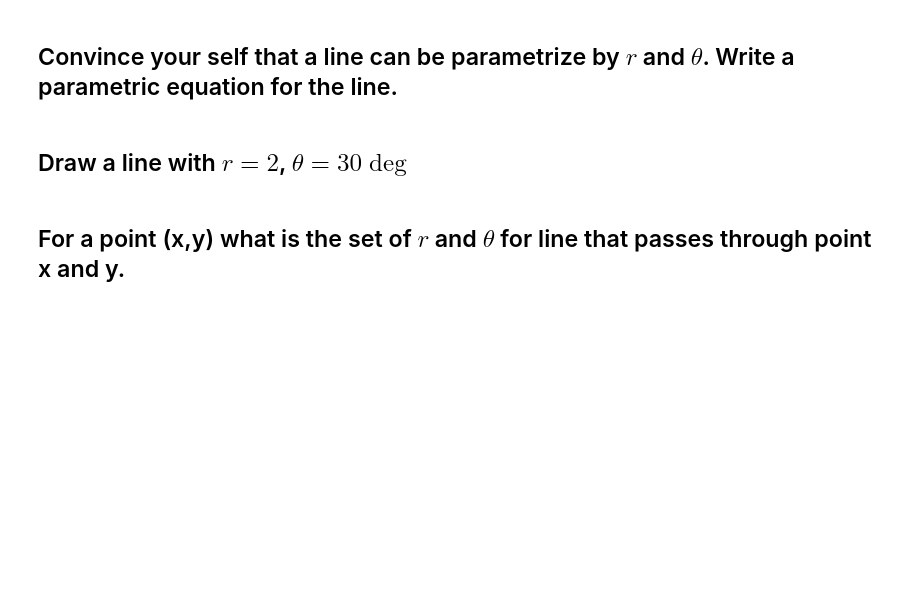
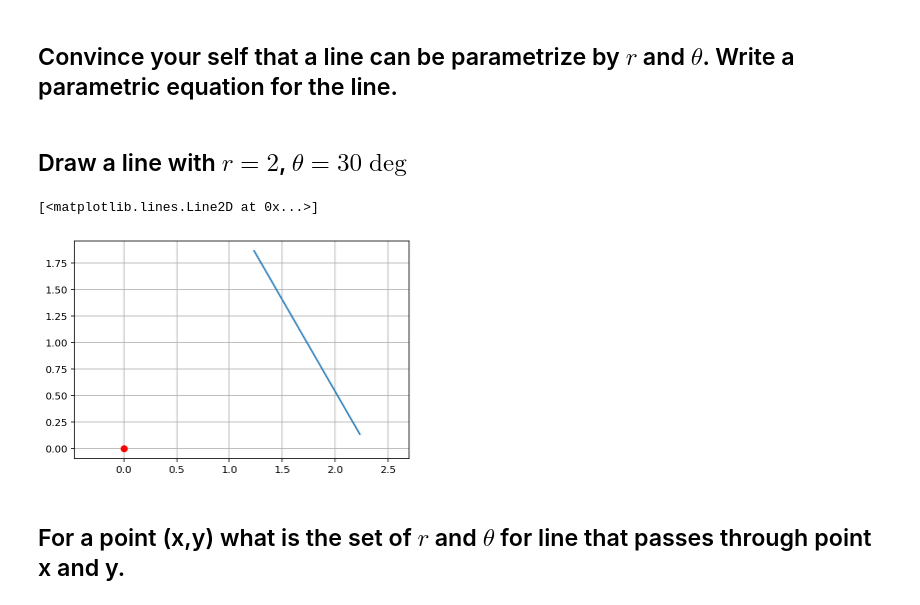
Before and after one commit to MUIC-Numerical-Methods-2018/extra-2-hough-transform, a Jupyter notebook: HoughTransform.ipynb, the cells around one changed output. Cells and saved outputs as stored; diff of their text form; code cells hidden in the pictures; blank space fills up the shorter version.

```diff
--- a/HoughTransform.ipynb
+++ b/HoughTransform.ipynb
@@ -39,5 +39,20 @@ plt.plot(data[:, 0], data[:, 1], '.r')
 ## Convince your self that a line can be parametrize by $r$ and $\theta$. Write a parametric equation for the line.
 # %% [markdown]
 ## Draw a line with $r=2$, $\theta=30\deg$
+# %%
+def plot_line(r, theta, t_min=-1, t_max=1):
+    x0, y0 = (r*np.cos(theta), r*np.sin(theta))
+    x_rhat, y_rhat = (np.cos(theta+np.pi/2), np.sin(theta+np.pi/2))
+    xs = x0 + x_rhat * np.linspace(t_min, t_max)
+    ys = y0 + y_rhat * np.linspace(t_min, t_max)
+    plt.plot(xs, ys)
+
+plot_line(2, np.pi/6)
+plt.axis('equal')
+plt.grid()
+plt.plot(0,0, 'ro')
+# %% [output]
+[<matplotlib.lines.Line2D at 0x...>]
+[figure, added]
 # %% [markdown]
 ## For a point (x,y) what is the set of $r$ and $\theta$ for line that passes through point x and y.
```
Also changed, not shown: parts of 3 cells of this notebook.
